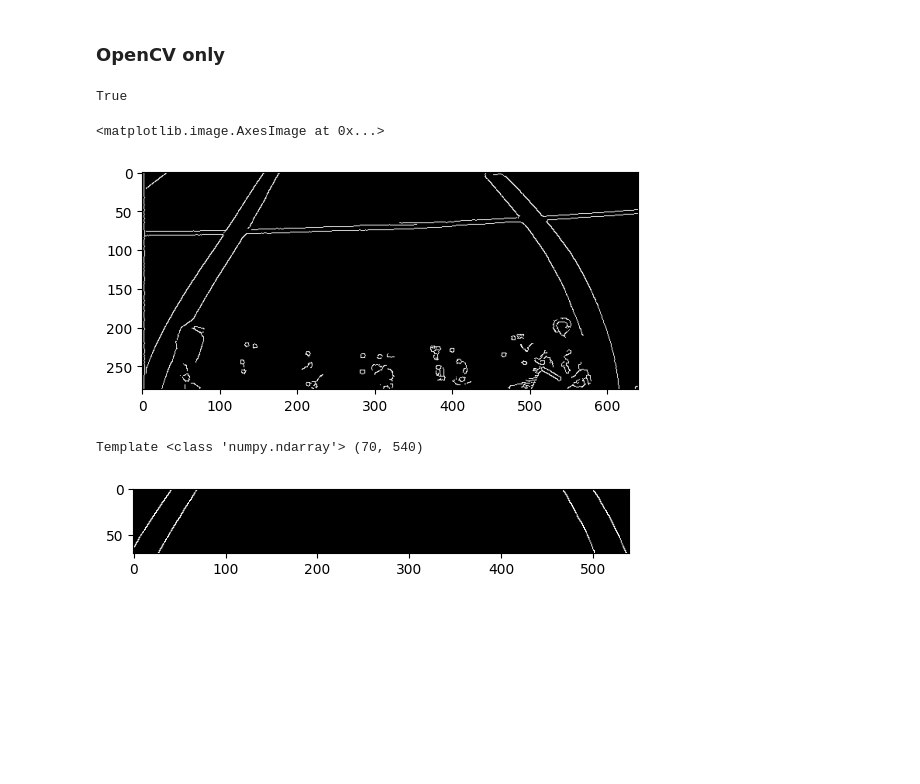
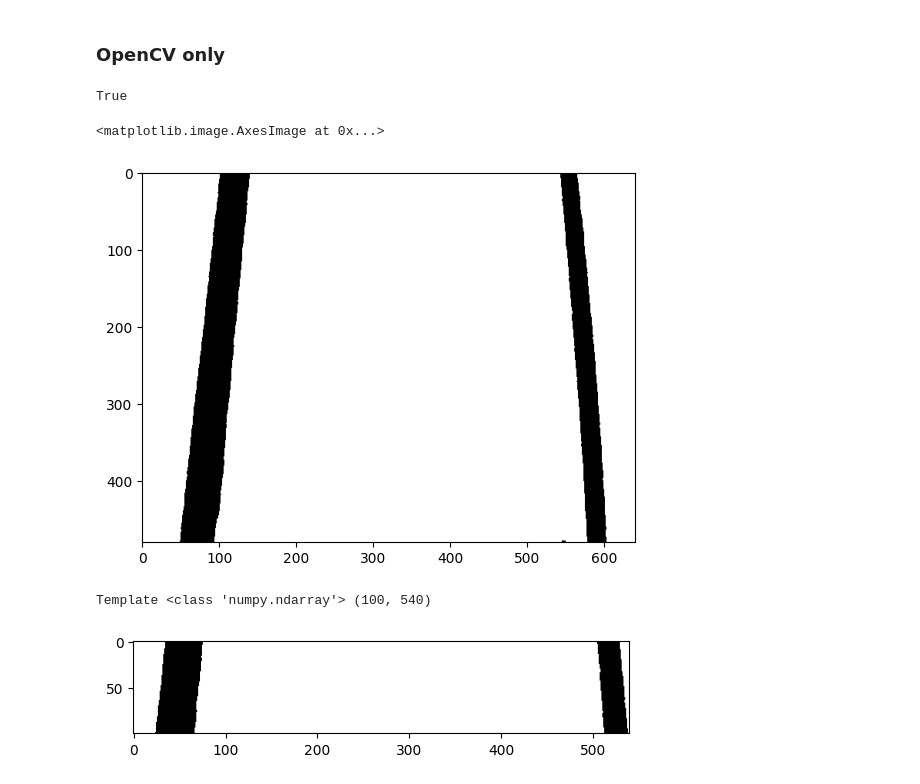
Before and after one commit to beckaelmicher/C2C, a Jupyter notebook: camera_experiment.ipynb, the cells around one changed output. Cells and saved outputs as stored; diff of their text form; code cells hidden in the pictures; blank space fills up the shorter version.

```diff
--- a/camera_experiment.ipynb
+++ b/camera_experiment.ipynb
@@ -21,30 +22,31 @@ Camera?
 # %%
 import cv2
 vc = cv2.VideoCapture(0)
 ret,frame = vc.read()
 frame = cv2.flip(frame,-1)
 frame = cv2.cvtColor(frame,cv2.COLOR_BGR2GRAY)
 frame = cv2.blur(frame, (5,5))
-frame = cv2.Canny(frame, 0, 100)
-frame = cv2.normalize(frame, frame, alpha=5, norm_type=cv2.NORM_MINMAX)
+#frame = cv2.Canny(frame, 0, 100)
+frame = cv2.normalize(frame, frame, alpha=0, beta=3, norm_type=cv2.NORM_MINMAX)
 # threshold=60
 # ret,frame = cv2.threshold(frame,threshold,1,cv2.THRESH_BINARY)   # gibt threshold und Resultat zurück
-frame = frame[200:480,0:640].copy()
+#frame = frame[0:480,0:640].copy()
+frame = ip.roi(frame, upper=0.6, under=0.2)
 print(ret)
 plt.imshow(frame, cmap='gray')
 # %% [output]
 True
 <matplotlib.image.AxesImage at 0x...>
-[figure, old version]
+[figure, new version]
 # %%
-imgTemplate = frame[100:170,50:590].copy()
+imgTemplate = frame[150:250,50:590].copy()
 # threshold=10
 # ret,imgTemplate = cv2.threshold(imgTemplate,threshold,1,cv2.THRESH_BINARY)   # gibt threshold und Resultat zurück
 plt.imshow(imgTemplate,cmap='gray')
 print('Template',type(imgTemplate),imgTemplate.shape)
 # %% [output]
-Template <class 'numpy.ndarray'> (70, 540)
+Template <class 'numpy.ndarray'> (100, 540)
-[figure, old version]
+[figure, new version]
 # %%
 res = cv2.matchTemplate(frame, imgTemplate,cv2.TM_SQDIFF)
 min_val, max_val, min_loc, max_loc = cv2.minMaxLoc(res)
```
Also changed, not shown: parts of 2 cells of this notebook, 1 other file.
